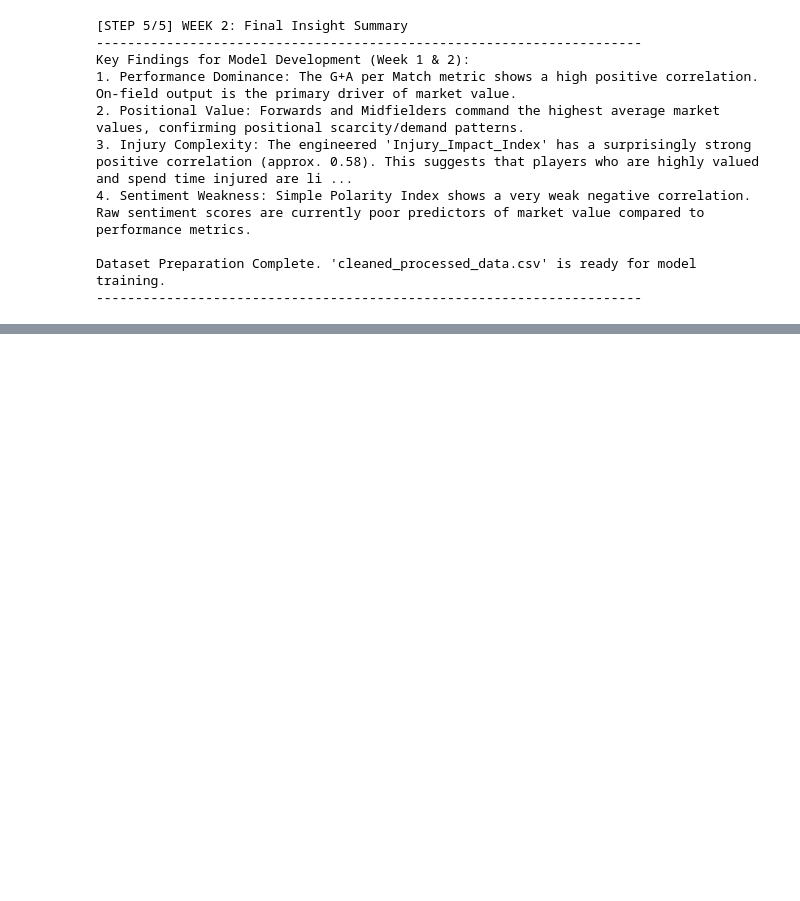
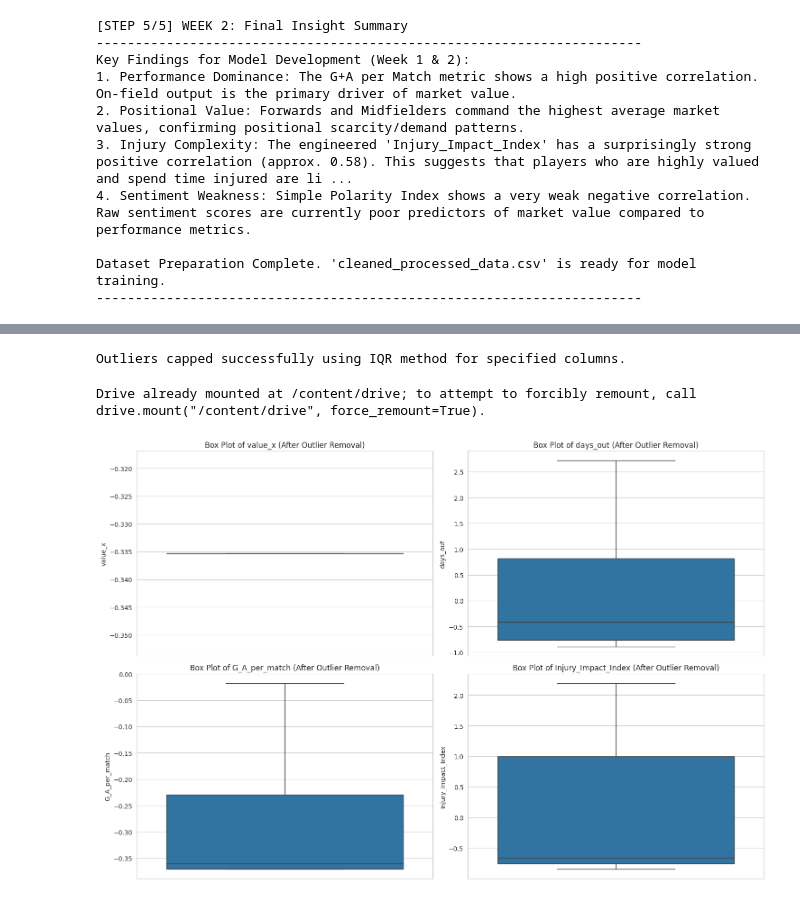
Before and after one commit to Renu-code123/TransferIQ-Dynamic-Player-Transfer-Value-Prediction-using-AI-and-Multi-source-Data, a Jupyter notebook: TransferIQ_PROJECT_2025 (1).ipynb, the cells around one changed output, grey strips where cells are left out. Cells and saved outputs as stored; diff of their text form; code cells hidden in the pictures; blank space fills up the shorter version.

```diff
--- a/TransferIQ_PROJECT_2025 (1).ipynb
+++ b/TransferIQ_PROJECT_2025 (1).ipynb
@@ -378,0 +417,32 @@ Dataset Preparation Complete. 'cleaned_processed_data.csv' is ready for model tr
+# %%
+for col in columns_for_outlier_detection:
+    Q1 = df_cleaned[col].quantile(0.25)
+    Q3 = df_cleaned[col].quantile(0.75)
+    IQR = Q3 - Q1
+
+    lower_bound = Q1 - 1.5 * IQR
+    upper_bound = Q3 + 1.5 * IQR
+
+    # Cap the outliers rather than removing rows
+    df_cleaned[col] = np.where(df_cleaned[col] < lower_bound, lower_bound, df_cleaned[col])
+    df_cleaned[col] = np.where(df_cleaned[col] > upper_bound, upper_bound, df_cleaned[col])
+
+print("Outliers capped successfully using IQR method for specified columns.")
+# %% [output]
+Outliers capped successfully using IQR method for specified columns.
+# %%
+from google.colab import drive
+drive.mount('/content/drive')
+# %% [output]
+Drive already mounted at /content/drive; to attempt to forcibly remount, call drive.mount("/content/drive", force_remount=True).
+# %%
+plt.figure(figsize=(15, 10))
+for i, col in enumerate(columns_for_outlier_detection):
+    plt.subplot(2, 2, i + 1)
+    sns.boxplot(y=df_cleaned[col])
+    plt.title(f'Box Plot of {col} (After Outlier Removal)')
+    plt.ylabel(col)
+plt.tight_layout()
+plt.show()
+# %% [output]
+[figure, added]
```
Also changed, not shown: parts of 19 cells of this notebook.
